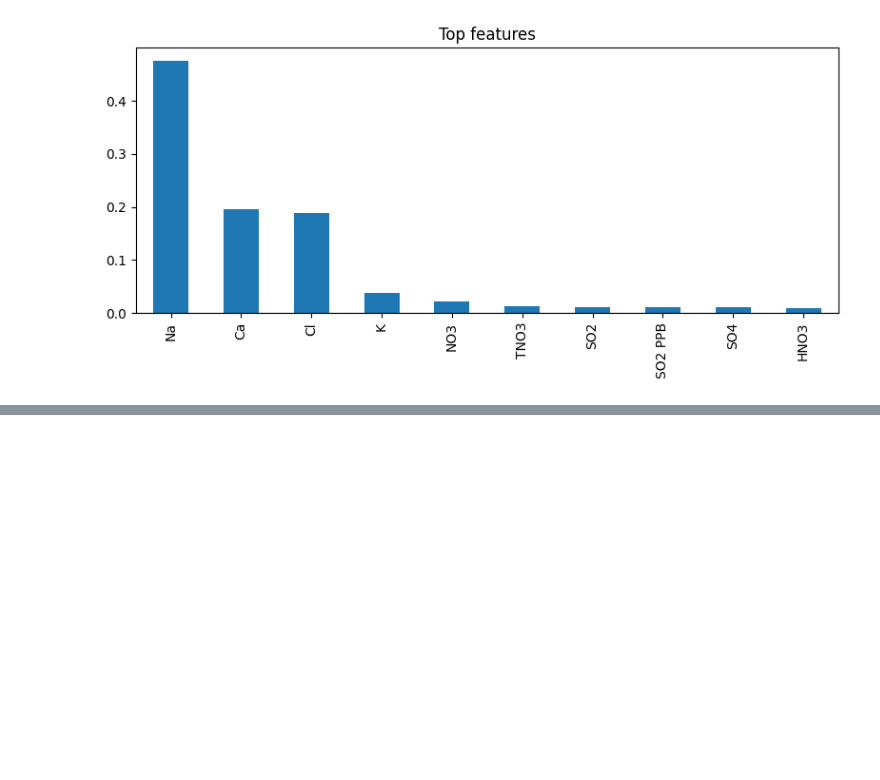
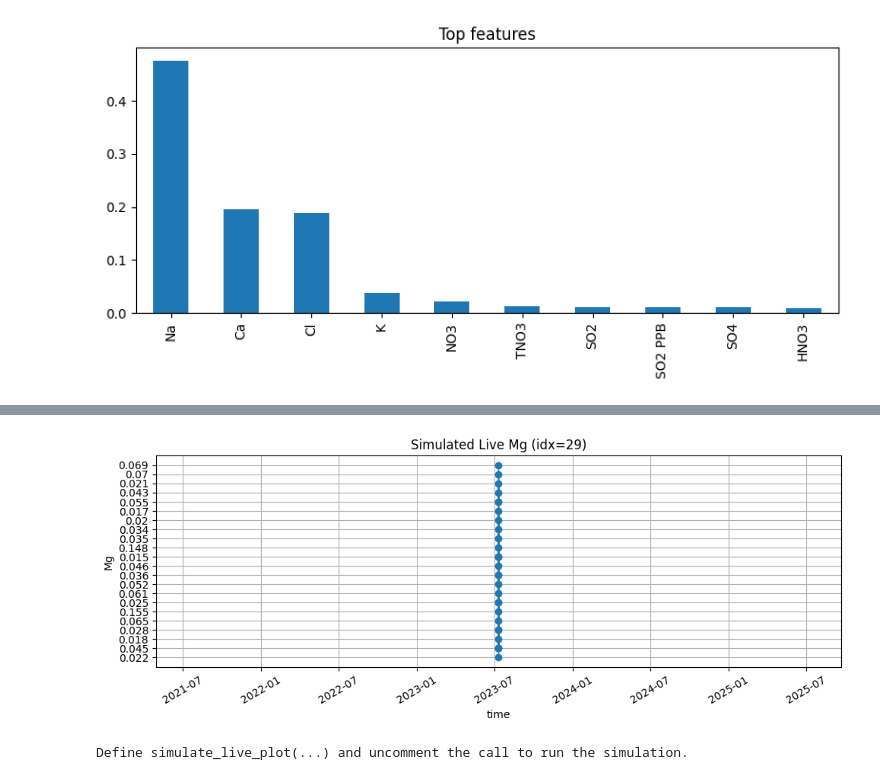
Before and after one commit to rajghorui21/Environmental-Monitoring-Pollution-Control, a Jupyter notebook: Environmental_Monitoring_and_Pollution_Control_.ipynb, the cells around one changed output, grey strips where cells are left out. Saved outputs shown, nothing was run; the diff lists cells and outputs as text; code cells hidden in the pictures; blank space fills up the shorter version.

```diff
--- a/Environmental_Monitoring_and_Pollution_Control_.ipynb
+++ b/Environmental_Monitoring_and_Pollution_Control_.ipynb
@@ -236,0 +251,31 @@ dtype: float64
+# %%
+from IPython.display import clear_output, display
+
+def simulate_live_plot(df, n_points=50, pause=0.5):
+
+    window = []
+    timestamps = []
+    for idx, row in df.iterrows():
+        window.append(row['Mg'])
+        timestamps.append(row['DATEOFF'] if 'DATEOFF' in df.columns else idx)
+        if len(window) > n_points:
+            window.pop(0)
+            timestamps.pop(0)
+        clear_output(wait=True)
+        plt.figure(figsize=(10,4))
+        plt.plot(timestamps, window, marker='o', linewidth=1)
+        plt.title(f"Simulated Live Mg (idx={idx})")
+        plt.xlabel('time')
+        plt.ylabel('Mg')
+        plt.xticks(rotation=30)
+        plt.grid(True)
+        plt.tight_layout()
+        plt.show()
+        time.sleep(pause)
+
+
+simulate_live_plot(df.head(30), n_points=50, pause=0.5)
+print("Define simulate_live_plot(...) and uncomment the call to run the simulation.")
+# %% [output]
+[figure, added]
+Define simulate_live_plot(...) and uncomment the call to run the simulation.
```
Also changed, not shown: parts of 2 cells of this notebook.
